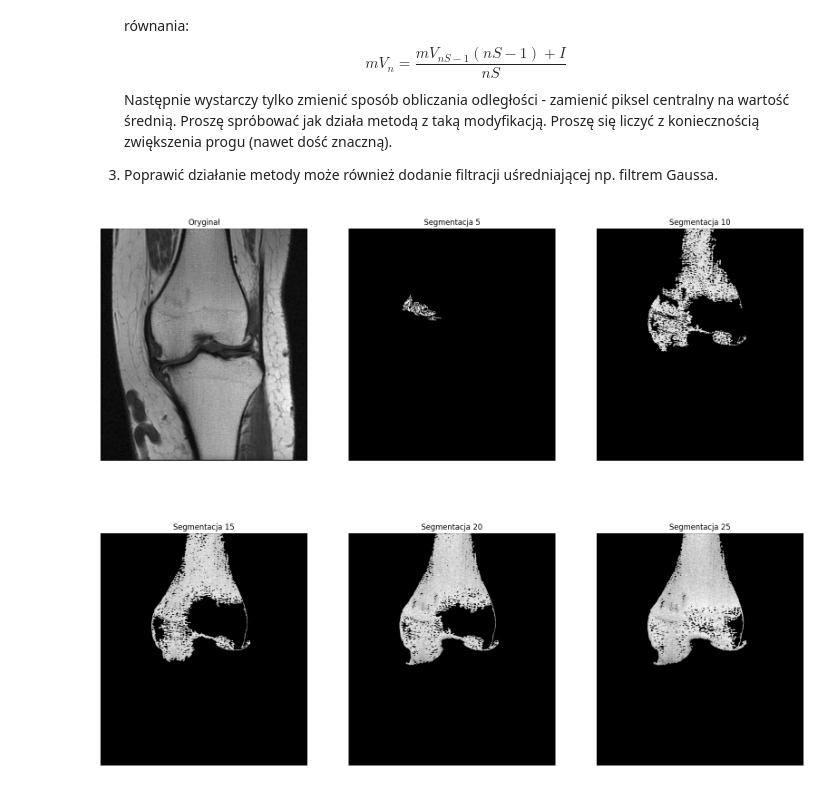
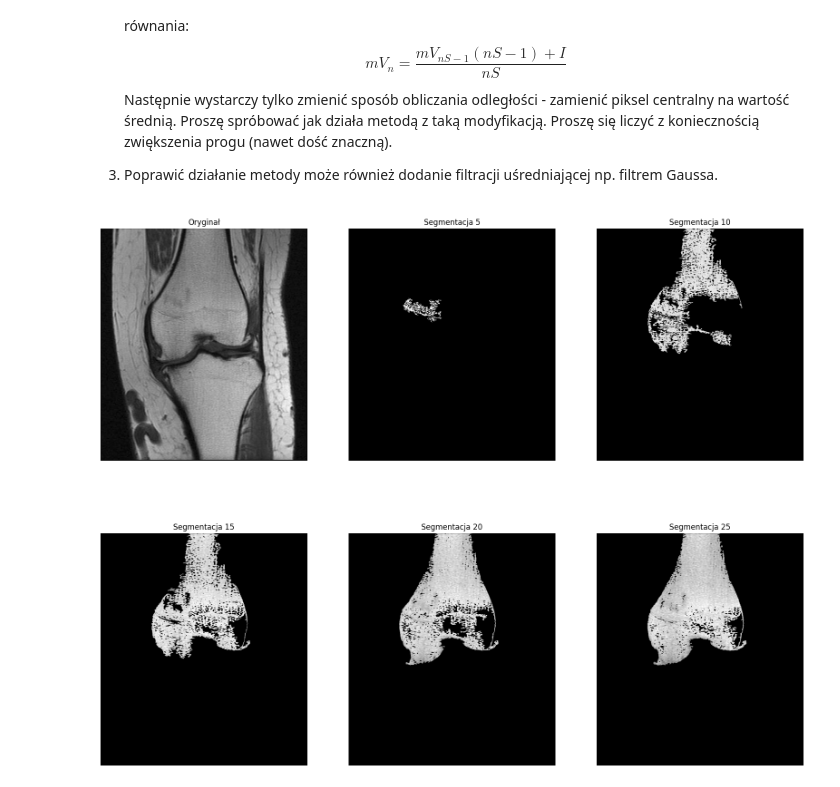
Before and after one commit to DziqG2NK/Przetwarzanie-i-analiza-obraz-w-cyfrowych, a Jupyter notebook: zajecia_5/12_segmentation.ipynb, the cells around one changed output. Drawn from its saved outputs; the diff is of its cells as text; code cells hidden in the pictures.

```diff
--- a/zajecia_5/12_segmentation.ipynb
+++ b/zajecia_5/12_segmentation.ipynb
@@ -246,12 +246,12 @@ def is_in_segment_dynamic(visited: np.ndarray, mean: int, neighbour_val: int, ne
 def dynamic_threshold_segmentation(img: np.ndarray, start_y: int, start_x: int, threshold: int):
     height, width = img.shape
     visited = np.zeros((height, width), dtype=bool)
-    segmented = np.zeros((height, width), dtype=img.dtype)
+    segmented = np.zeros((height, width))
 
     stack = []
     stack.append((start_y, start_x))
 
-    pixel_sum = 0
+    pixel_sum = np.int64(0)
     pixel_count = 0
 
     while stack:
@@ -261,7 +261,7 @@ def dynamic_threshold_segmentation(img: np.ndarray, start_y: int, start_x: int,
             continue
 
         visited[y, x] = True
-        pixel_value = img[y, x]
+        pixel_value = int(img[y, x])
         pixel_sum += pixel_value
         pixel_count += 1
         mean_val = pixel_sum / pixel_count
@@ -283,14 +283,14 @@ def dynamic_threshold_segmentation(img: np.ndarray, start_y: int, start_x: int,
 # %%
 images = {
     "Oryginał": knee,
 }
 
-for THRESHOLD in range(5, 31, 5):
+for THRESHOLD in range(5, 26, 5):
     images[f"Segmentacja {THRESHOLD}"] = dynamic_threshold_segmentation(knee, 290, 259, THRESHOLD)
 
 plots(**images)
 # %% [output]
-[figure, old version]
+[figure, new version]
 # %%
 blurred = cv2.GaussianBlur(knee, (9,9), 0)
 
```
Also changed, not shown: parts of 1 cell of this notebook, 1 other file.
